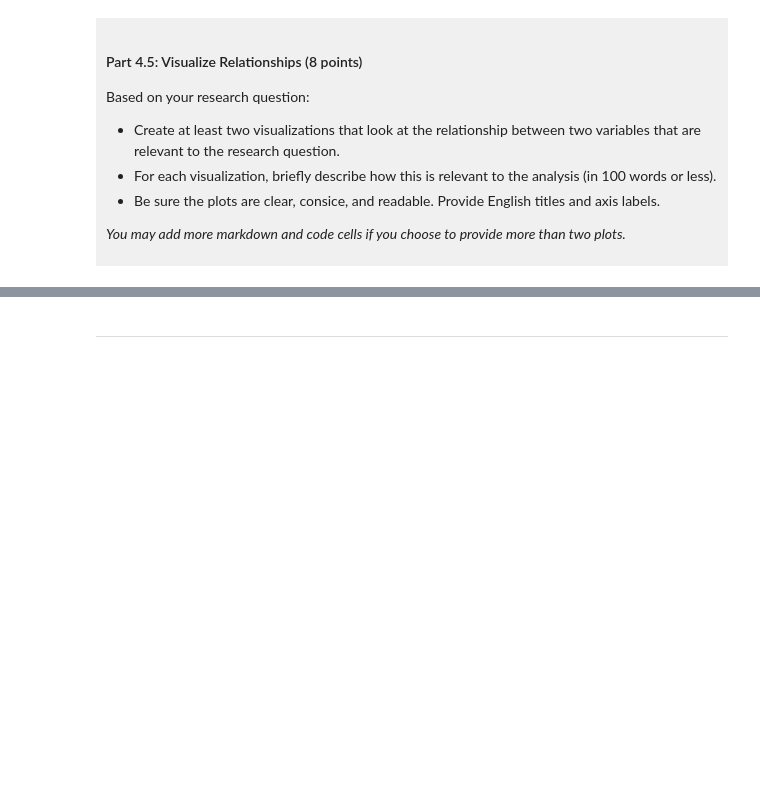
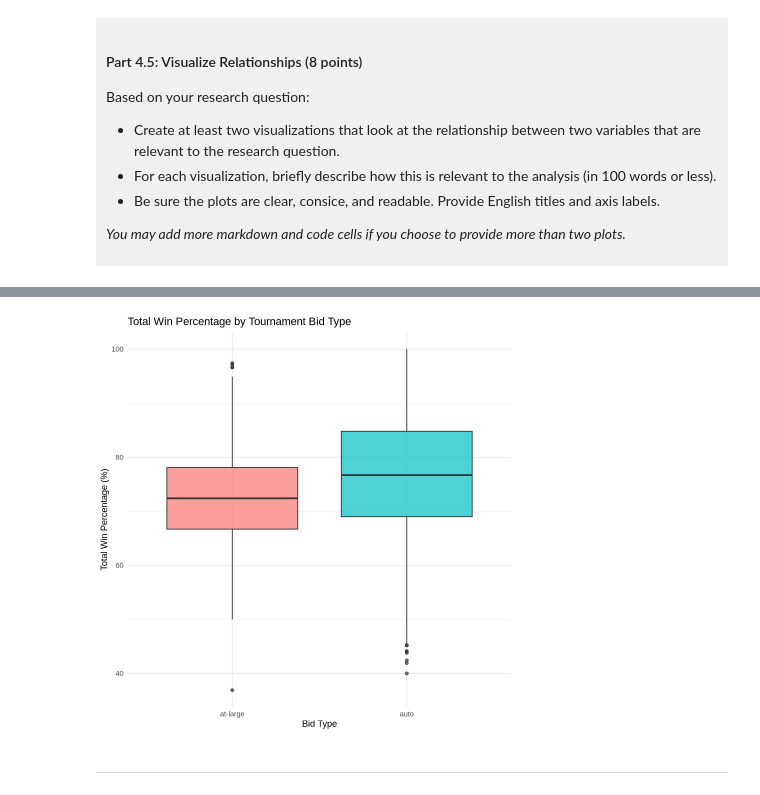
Before and after one commit to musli-max/dsci-100-project-muslima-akhatkulova, a Jupyter notebook: dsci-100-project-notebook.ipynb, the cells around one changed output, grey strips where cells are left out. Cells and saved outputs as stored; diff of their text form; code cells hidden in the pictures; blank space fills up the shorter version.

```diff
--- a/dsci-100-project-notebook.ipynb
+++ b/dsci-100-project-notebook.ipynb
@@ -333,5 +384,15 @@ Visualization 2: %%% EDIT THIS MARKDOWN CELL%%%
 # %%
-### EDIT THIS CODE CELL FOR VISUALIZATION 2###
+ggplot(tidy_womens_data, aes(x = bid, y = total_wins_pct, fill = bid)) +
+  geom_boxplot(alpha = 0.7) +
+  labs(
+    title = "Total Win Percentage by Tournament Bid Type",
+    x = "Bid Type",
+    y = "Total Win Percentage (%)"
+  ) +
+  theme_minimal() +
+  theme(legend.position = "none")
+# %% [output]
+[figure, added]
 # %% [markdown]
 ------
 # %% [markdown]
```
Also changed, not shown: parts of 9 cells of this notebook.
